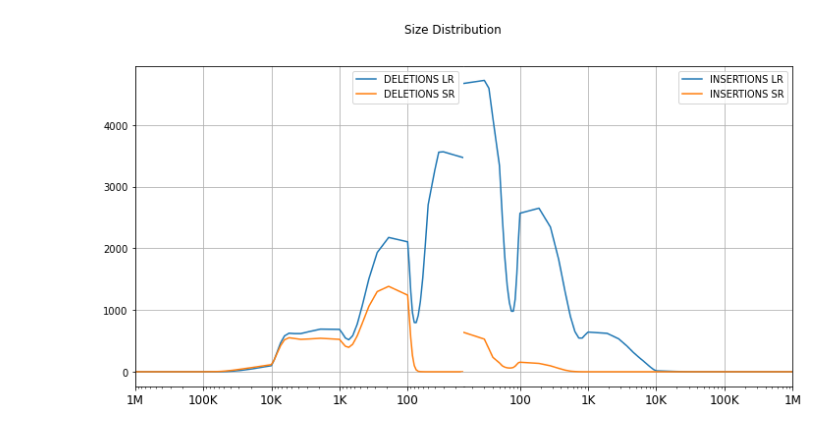
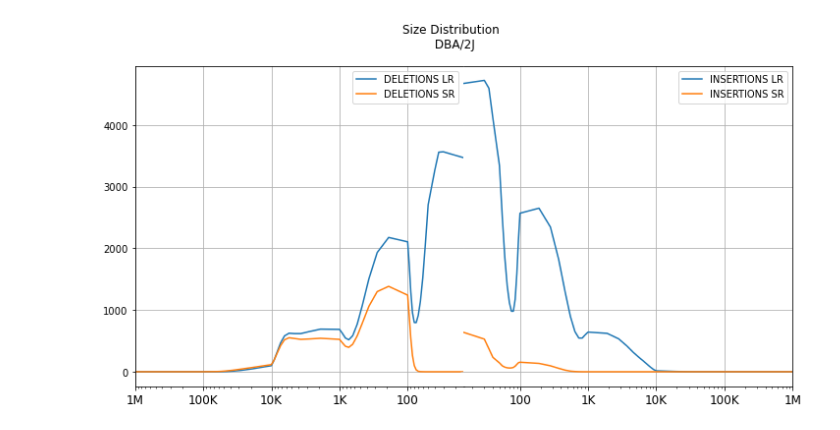
Before and after one commit to gariem/mouse-sv-pipeline, a Jupyter notebook: notebooks/size_distribution.ipynb, the cells around one changed output. Cells and saved outputs as stored; diff of their text form; code cells hidden in the pictures.

```diff
--- a/notebooks/size_distribution.ipynb
+++ b/notebooks/size_distribution.ipynb
@@ -51,32 +51,32 @@ ax1.plot(x, y3, label = "DELETIONS SR")
 ax1.set_xticks(positions)
 ax1.set_xticklabels(labels, fontsize=12)
 ax1.margins(x=0)
 
 right_side = ax1.spines["right"]
 right_side.set_visible(False)
 ax1.invert_xaxis()
 ax1.legend()
 
 ax2.set_xscale('log')
 ax2.plot(x, y2, label = "INSERTIONS LR")
 ax2.plot(x, y4, label = "INSERTIONS SR")
 ax2.set_xticks(positions)
 ax2.set_xticklabels(labels, fontsize=12)
 ax2.tick_params(axis='y', colors='silver')
 ax2.margins(x=0)
 
 left_side = ax2.spines["left"]
 left_side.set_visible(False)
 ax2.legend()
 
 ax1.grid()
 ax2.grid()
 
 plt.subplots_adjust(wspace=0, hspace=0)
-fig.suptitle("Size Distribution")
+fig.suptitle("Size Distribution \n DBA/2J")
 plt.show()
 
 fig.savefig('test-sizes.png')
 plt.close(fig)
 # %% [output]
-[figure, old version]
+[figure, new version]
```
Also changed, not shown: 15 other files.
